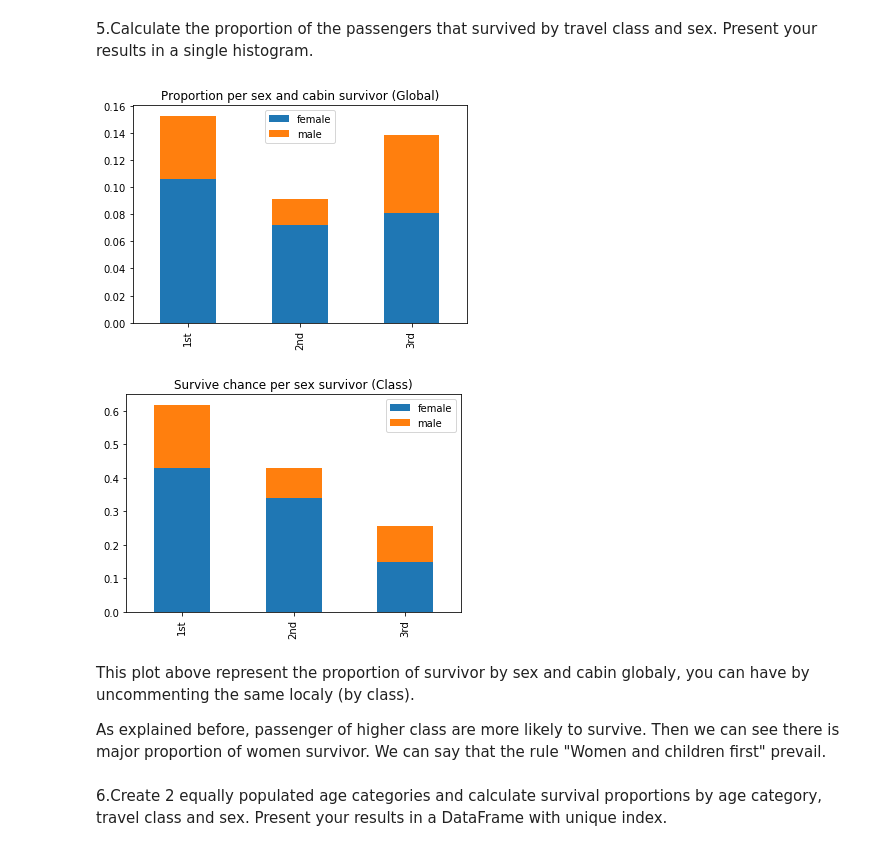
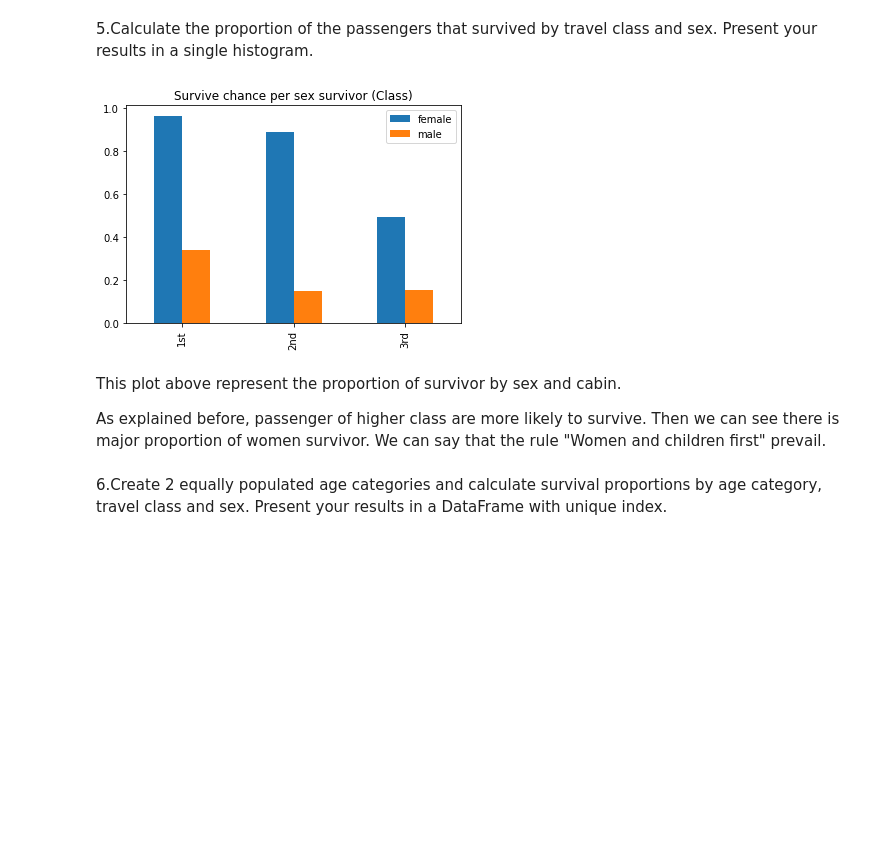
Before and after one commit to Roussaky/ada-EPFL, a Jupyter notebook: Homework1/Homework 1.ipynb, the cells around one changed output. Cells and saved outputs as stored; diff of their text form; code cells hidden in the pictures; blank space fills up the shorter version.

```diff
--- a/Homework1/Homework 1.ipynb
+++ b/Homework1/Homework 1.ipynb
@@ -762,58 +778,53 @@ The passengers of the first class are more likely to survive. Why? They have mor
 5.Calculate the proportion of the passengers that survived by travel class and sex. Present your results in a single histogram.
 # %%
 #1st class
-#1st class percentage of survivor
-fCabinPSurvivor = len(fCabinSurvivor)/len(fCabin)
+#1st class passengers number by sex
+fWomenNumber = len(fCabin[fCabin.sex == 'female'])
+fMenNumber = len(fCabin[fCabin.sex == 'male'])
 #1st class survivor by sex
-fCabinWomenSurvivor = fCabinSurvivor[fCabin.sex == 'female']
-fCabinMenSurvivor = fCabinSurvivor[fCabin.sex == 'male']
+fWomenNumberSurvivor = len(fCabinSurvivor[fCabin.sex == 'female'])
+fMenNumberSurvivor = len(fCabinSurvivor[fCabin.sex == 'male'])
 #1st class percentage of female survivor
-fCabinWomenPSurvivor = len(fCabinWomenSurvivor)/(len(fCabinWomenSurvivor)+len(fCabinMenSurvivor))
+fCabinWomenPSurvivor = fWomenNumberSurvivor/fWomenNumber
 #1st class percentage of men survivor
-fCabinMenPSurvivor = 1 - fCabinWomenPSurvivor
+fCabinMenPSurvivor = fMenNumberSurvivor/fMenNumber
 
 #2nd class
-#2nd class percentage of survivor
-sCabinPSurvivor = len(sCabinSurvivor)/len(sCabin)
+#2nd class passengers number by sex
+sWomenNumber = len(sCabin[sCabin.sex == 'female'])
+sMenNumber = len(sCabin[sCabin.sex == 'male'])
 #2nd class survivor by sex
-sCabinWomenSurvivor = sCabinSurvivor[sCabin.sex == 'female']
-sCabinMenSurvivor = sCabinSurvivor[sCabin.sex == 'male']
+sWomenNumberSurvivor = len(sCabinSurvivor[sCabin.sex == 'female'])
+sMenNumberSurvivor = len(sCabinSurvivor[sCabin.sex == 'male'])
 #2nd class percentage of female survivor
-sCabinWomenPSurvivor = len(sCabinWomenSurvivor)/(len(sCabinWomenSurvivor)+len(sCabinMenSurvivor))
+sCabinWomenPSurvivor = sWomenNumberSurvivor/sWomenNumber
 #2nd class percentage of men survivor
-sCabinMenPSurvivor = 1 - sCabinWomenPSurvivor
+sCabinMenPSurvivor = sMenNumberSurvivor/sMenNumber
 
 #3rd class
-#3rd class percentage of survivor
-tCabinPSurvivor = len(tCabinSurvivor)/len(tCabin)
+#3rd class passengers number by sex
+tWomenNumber = len(tCabin[tCabin.sex == 'female'])
+tMenNumber = len(tCabin[tCabin.sex == 'male'])
 #3rd class survivor by sex
-tCabinWomenSurvivor = tCabinSurvivor[tCabin.sex == 'female']
-tCabinMenSurvivor = tCabinSurvivor[tCabin.sex == 'male']
+tWomenNumberSurvivor = len(tCabinSurvivor[tCabin.sex == 'female'])
+tMenNumberSurvivor = len(tCabinSurvivor[tCabin.sex == 'male'])
 #3rd class percentage of female survivor
-tCabinWomenPSurvivor = len(tCabinWomenSurvivor)/(len(tCabinWomenSurvivor)+len(tCabinMenSurvivor))
+tCabinWomenPSurvivor = tWomenNumberSurvivor/tWomenNumber
 #3rd class percentage of men survivor
-tCabinMenPSurvivor = 1 - tCabinWomenPSurvivor
+tCabinMenPSurvivor = tMenNumberSurvivor/tMenNumber
 
-#Proportion per sex and cabin survivor(global)
-d3 = {'1st': [len(fCabinWomenSurvivor)/total,len(fCabinMenSurvivor)/total], '2nd': [len(sCabinWomenSurvivor)/total,len(sCabinMenSurvivor)/total], '3rd': [len(tCabinWomenSurvivor)/total,len(tCabinMenSurvivor)/total]}
-df3 = pd.DataFrame.from_dict(data=d3,orient='index')
-df3.plot(kind='bar',stacked=True,)
-plt.title("Proportion per sex and cabin survivor (Global)")
-plt.legend(['female', 'male'])
-plt.show()
 
 #Distribution per sex (class)
-d1 = {'1st': [fCabinPSurvivor*fCabinWomenPSurvivor,fCabinPSurvivor*fCabinMenPSurvivor], '2nd': [sCabinPSurvivor*sCabinWomenPSurvivor,sCabinPSurvivor*sCabinMenPSurvivor], '3rd': [tCabinPSurvivor*tCabinWomenPSurvivor,tCabinPSurvivor*tCabinMenPSurvivor]}
+d1 = {'1st': [fCabinWomenPSurvivor, fCabinMenPSurvivor], '2nd': [sCabinWomenPSurvivor,sCabinMenPSurvivor], '3rd': [tCabinWomenPSurvivor, tCabinMenPSurvivor]}
 df1 = pd.DataFrame.from_dict(data=d1,orient='index')
-df1.plot(kind='bar',stacked=True,)
+df1.plot(kind='bar')
 plt.title("Survive chance per sex survivor (Class)")
 plt.legend(['female', 'male'])
 plt.show()
 # %% [output]
-[figure, old version]
+[figure, new version]
-[figure, removed]
 # %% [markdown]
-This plot above represent the proportion of survivor by sex and cabin globaly, you can have by uncommenting the same localy (by class).
+This plot above represent the proportion of survivor by sex and cabin.
 
 As explained before, passenger of higher class are more likely to survive. Then we can see there is major proportion of women survivor. We can say that the rule "Women and children first" prevail.
 # %% [markdown]
```
Also changed, not shown: parts of 8 cells of this notebook, 2 other files.
